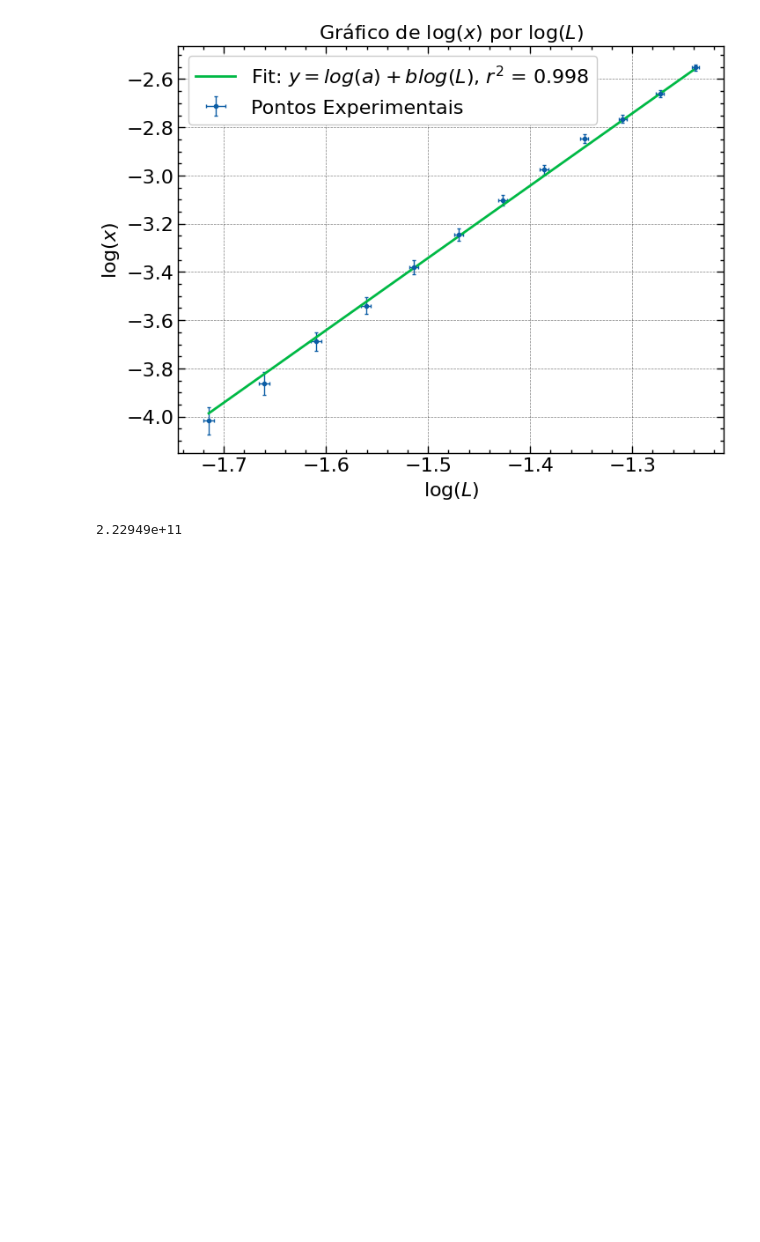
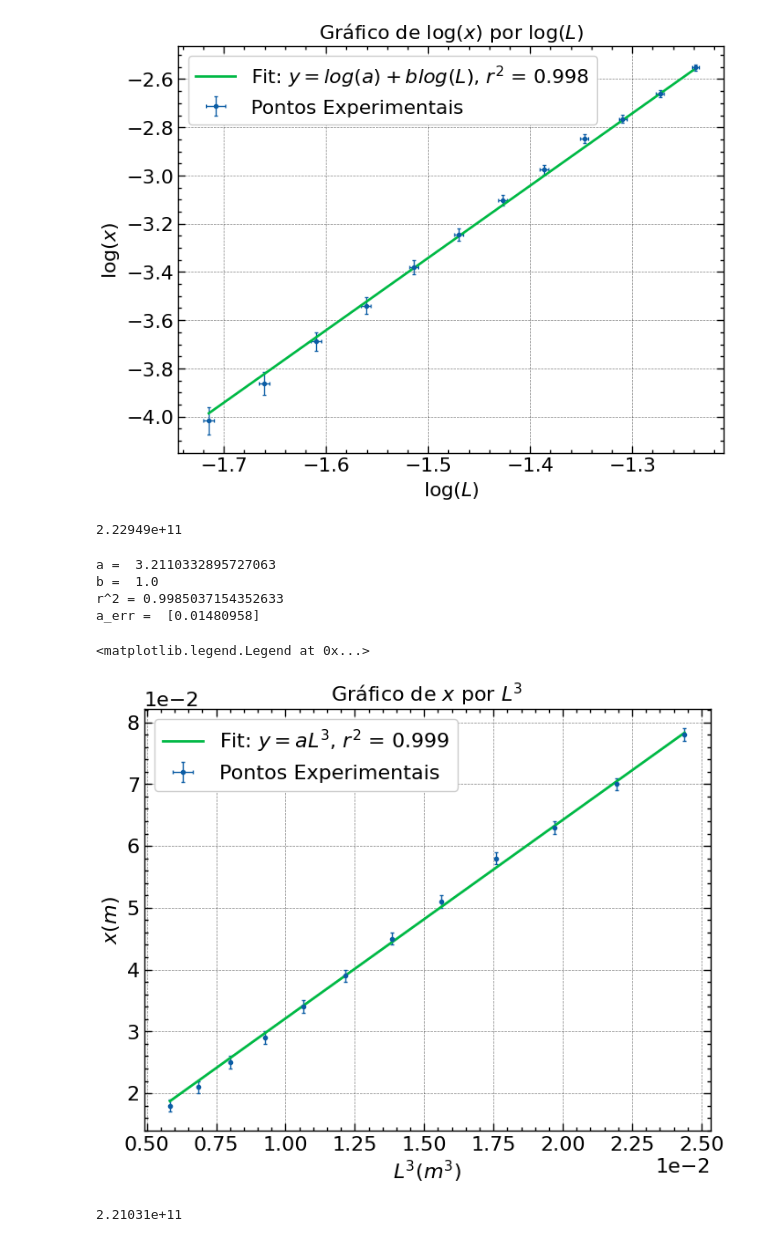
Before and after one commit to matncb/laboratorio-fisica1, a Jupyter notebook: pratica2/exp2.ipynb, the cells around one changed output. Cells and saved outputs as stored; diff of their text form; code cells hidden in the pictures; blank space fills up the shorter version.

```diff
--- a/pratica2/exp2.ipynb
+++ b/pratica2/exp2.ipynb
@@ -206,3 +211,44 @@ E = 4*F/(np.exp(a)*d**3*b_l)
 print(f'{E:.5e}')
 # %% [output]
 2.22949e+11
+# %%
+x_data = x_data**3
+y_data = y_data
+
+def func(x,a):
+    return a*x
+
+popt, pcov = curve_fit(func, x_data, y_data)
+a, = popt
+a_err = np.sqrt(np.diag(pcov))
+r2 = r2_score(y_data, func(x_data, *popt))
+
+print('a = ', a)
+print('b = ', b)
+print(r'r^2 =', r2)
+print('a_err = ', a_err)
+
+
+plt.errorbar(x_data, y_data, xerr = 3*x_err**2, yerr = y_err, marker = 'o', ls = '', ms = 3,capsize=1.5, elinewidth=1, label ="Pontos Experimentais")
+plt.title(r'Gráfico de $x$ por $L^3$')
+
+plt.xlabel(r'$L^3(m^3)$')
+plt.ylabel(r'$x(m)$')
+
+plt.ticklabel_format(style='sci', axis='x', scilimits=(0,0))
+plt.ticklabel_format(style='sci', axis='y', scilimits=(0,0))
+
+plt.plot(x_data, func(x_data, *popt), label= r'Fit: $y = aL^3$, $r^2$ = %.3f' % (r2) )
+plt.legend()
+# %% [output]
+a =  3.2110332895727063
+b =  1.0
+r^2 = 0.9985037154352633
+a_err =  [0.01480958]
+<matplotlib.legend.Legend at 0x...>
+[figure, added]
+# %%
+E = 4*F/(a*d**3*b_l)
+print(f'{E:.5e}')
+# %% [output]
+2.21031e+11
```
Also changed, not shown: parts of 4 cells of this notebook, 1 other file.
